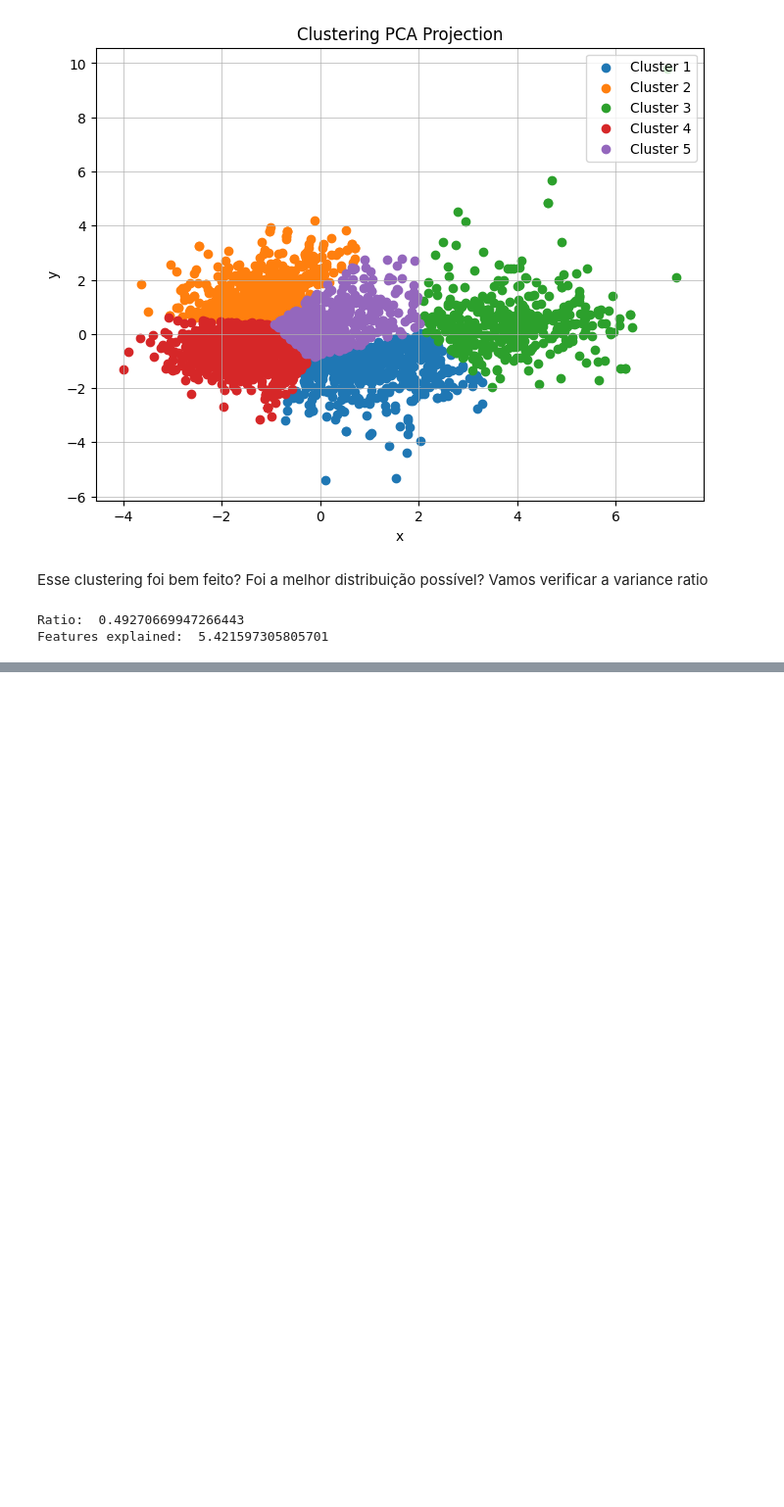
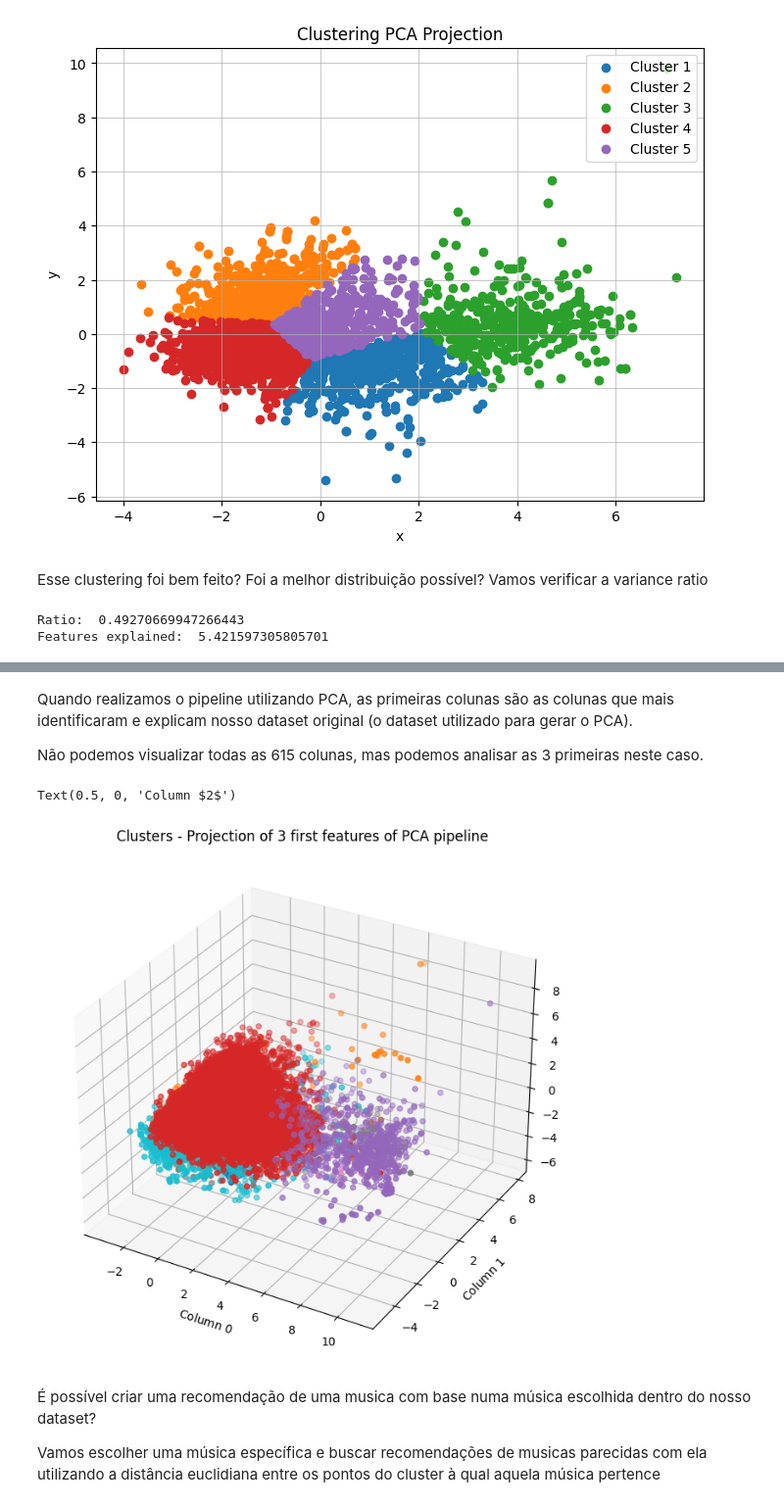
Before and after one commit to Shnrqpdr/spotify-recomendator, a Jupyter notebook: spotify-nb.ipynb, the cells around one changed output, grey strips where cells are left out. Shown at 98% size. Cells and saved outputs as stored; diff of their text form; code cells hidden in the pictures; blank space fills up the shorter version.

Commit message:
Recomendation using K-Means clustering

```diff
--- a/spotify-nb.ipynb
+++ b/spotify-nb.ipynb
@@ -313,0 +331,9 @@ Features explained:  5.421597305805701
+# %%
+from sklearn.preprocessing import OneHotEncoder
+
+ohe = OneHotEncoder(dtype=int)
+colunas_ohe = ohe.fit_transform(dados_musicas[['artists']]).toarray()
+dados_musicas_artists = dados_musicas.drop('artists', axis=1)
+
+dados_musicas_dummies = pd.concat([dados_musicas_artists, pd.DataFrame(colunas_ohe, columns=ohe.get_feature_names_out(['artists']))], axis=1)
+dados_musicas_dummies
@@ -313,0 +364,7 @@ Features explained:  5.421597305805701
+# %%
+pca_pipeline = Pipeline([('scaler', StandardScaler()), ('PCA', PCA(n_components=0.7, random_state=SEED))])
+
+
+### irei fazer o drop também do id, name e artists songs por se tratar de strings também. Se não, teremos erros de conversão
+music_embedding_pca = pca_pipeline.fit_transform(dados_musicas_dummies.drop(['id','name','artists_song'], axis=1))
+projection_m = pd.DataFrame(data=music_embedding_pca)
@@ -313,0 +378,10 @@ Features explained:  5.421597305805701
+# %%
+kmeans_pca_pipeline = KMeans(n_clusters=50, verbose=False, random_state=SEED)
+
+kmeans_pca_pipeline.fit(projection_m)
+
+dados_musicas['cluster_pca'] = kmeans_pca_pipeline.predict(projection_m)
+projection_m['cluster_pca'] = kmeans_pca_pipeline.predict(projection_m)
+# %%
+projection_m['artist'] = dados_musicas['artists']
+projection_m['song'] = dados_musicas['artists_song']
@@ -313,0 +404,29 @@ Features explained:  5.421597305805701
+# %% [markdown]
+Quando realizamos o pipeline utilizando PCA, as primeiras colunas são as colunas que mais identificaram e explicam nosso dataset original (o dataset utilizado para gerar o PCA).
+
+Não podemos visualizar todas as 615 colunas, mas podemos analisar as 3 primeiras neste caso.
+# %%
+from mpl_toolkits.mplot3d import Axes3D
+
+fig = plt.figure(figsize=(10,8))
+
+ax = fig.add_subplot(projection='3d')
+
+for i in range(50):
+    x = projection_m[projection_m['cluster_pca']==i][0]
+    y = projection_m[projection_m['cluster_pca']==i][1]
+    z = projection_m[projection_m['cluster_pca']==i][2]
+
+    ax.scatter(x, y, z, label = f'Cluster {i}')
+
+ax.set_title('Clusters - Projection of 3 first features of PCA pipeline')
+ax.set_xlabel('Column $0$')
+ax.set_ylabel('Column $1$')
+ax.set_zlabel('Column $2$')
+# %% [output]
+Text(0.5, 0, 'Column $2$')
+[figure, added]
+# %% [markdown]
+É possível criar uma recomendação de uma musica com base numa música escolhida dentro do nosso dataset?
+
+Vamos escolher uma música específica e buscar recomendações de musicas parecidas com ela utilizando a distância euclidiana entre os pontos do cluster à qual aquela música pertence
```
Also changed, not shown: parts of 13 cells of this notebook.
